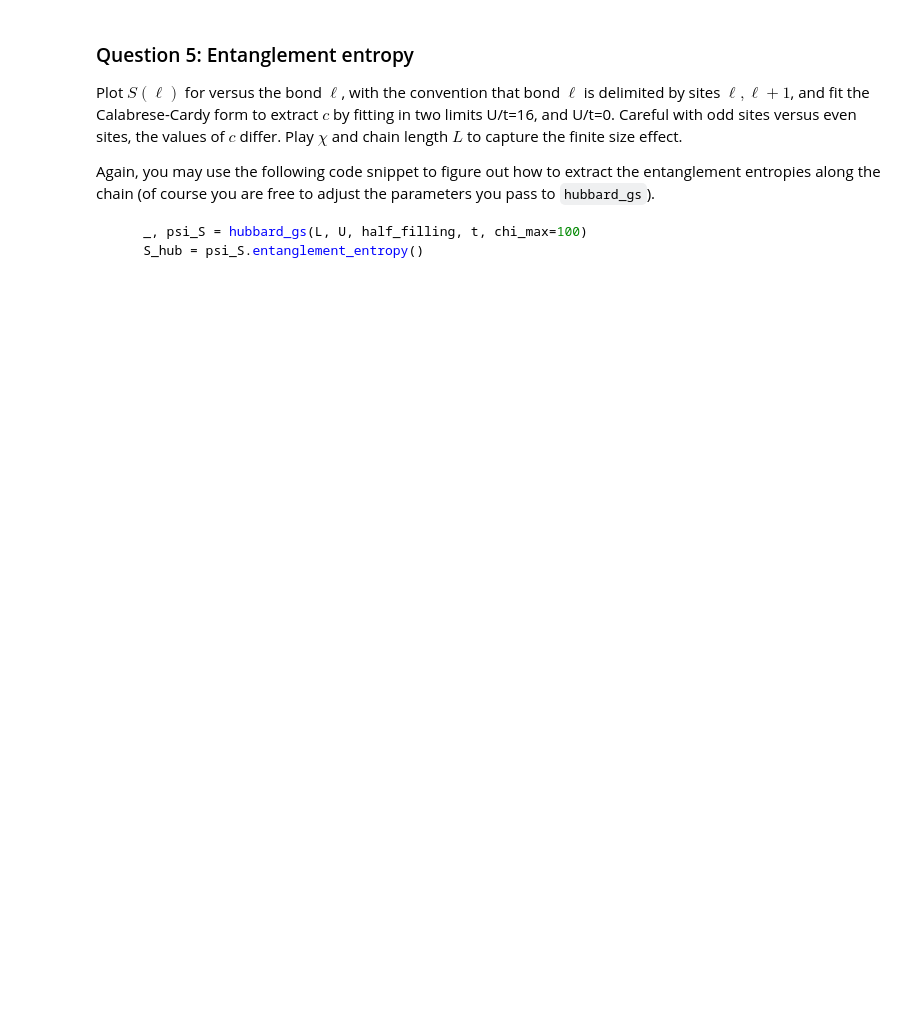
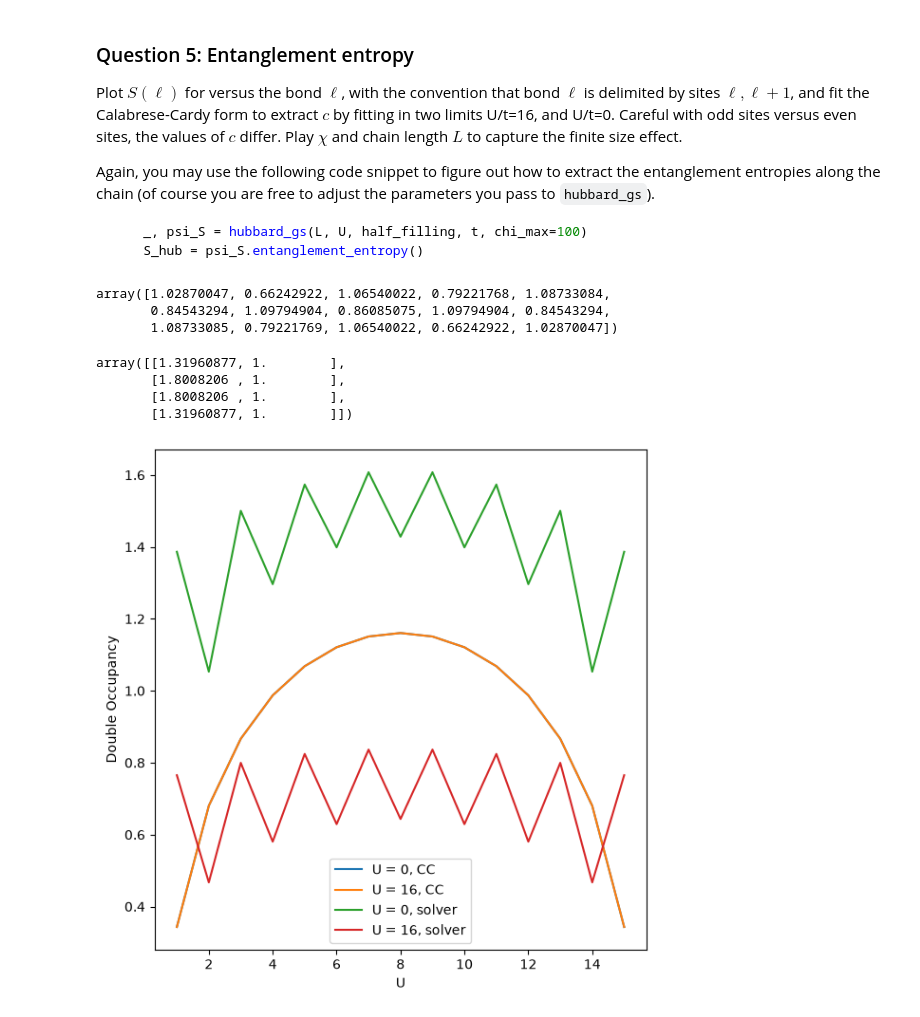
Before and after one commit to Momijiichigo/M2-numerical-method-workspace, a Jupyter notebook: tp2.ipynb, the cells around one changed output. Drawn from its saved outputs; the diff is of its cells as text; code cells hidden in the pictures; blank space fills up the shorter version.

````diff
--- a/tp2.ipynb
+++ b/tp2.ipynb
@@ -732,5 +832,66 @@ Again, you may use the following code snippet to figure out how to extract the e
     _, psi_S = hubbard_gs(L, U, half_filling, t, chi_max=100)
     S_hub = psi_S.entanglement_entropy()
 ```
+# %%
+_, psi_S = hubbard_gs(16, 5, half_filling, t, chi_max=100)
+psi_S.entanglement_entropy()
+# %% [output]
+array([1.02870047, 0.66242922, 1.06540022, 0.79221768, 1.08733084,
+       0.84543294, 1.09794904, 0.86085075, 1.09794904, 0.84543294,
+       1.08733085, 0.79221769, 1.06540022, 0.66242922, 1.02870047])
+# %%
+L = 10
+
+bonds = np.arange(1, L)
+
+# Calabrese-Cardy, open chain:  S(l) = (c/6) ln[(2L/pi) sin(pi l/L)] + s1.
+# Fit the even-l branch only: an odd block leaves an unpaired spin and sits on its own branch.
+x = (2 * L / np.pi) * np.sin(np.pi * bonds / L)            # conformal chord length
+even = bonds % 2 == 0
+A = np.vstack([np.log(x[even]), np.ones(even.sum())]).T
+
+A
+# %% [output]
+array([[1.31960877, 1.        ],
+       [1.8008206 , 1.        ],
+       [1.8008206 , 1.        ],
+       [1.31960877, 1.        ]])
 # %%
 # your implementation here
+L = 16
+Ss_solver = []
+
+for U in (0, 16):
+    _, psi_S = hubbard_gs(L, U, half_filling, t, chi_max=100)
+    S_vN = psi_S.entanglement_entropy()
+    Ss_solver.append( S_vN )
+# %%
+Ss_CC = []
+
+for U in (0, 16):
+    bonds = np.arange(1, L)
+    x = (2 * L / np.pi) * np.sin(np.pi * bonds / L)            # conformal chord length
+    even = bonds % 2 == 0
+    A = np.vstack([np.log(x[even]), np.ones(even.sum())]).T
+    (slope, s1), *_ = np.linalg.lstsq(A, S_vN[even], rcond=None)
+    c = 6 * slope
+    s1 = 0
+
+    Ss_CC.append( (c / 6) * np.log(x) + s1 )
+# %%
+fig, ax1 = plt.subplots(1, 1, figsize=(6.0, 6.0) )
+
+
+ax1.plot(np.arange(1, L), Ss_CC[0], label = "U = 0, CC")
+ax1.plot(np.arange(1, L), Ss_CC[1], label = "U = 16, CC")
+ax1.plot(np.arange(1, L), Ss_solver[0], label = "U = 0, solver")
+ax1.plot(np.arange(1, L), Ss_solver[1], label = "U = 16, solver")
+
+
+ax1.legend()
+# ax1.set_yscale('E')
+ax1.set_xlabel("U")
+ax1.set_ylabel("Double Occupancy")
+fig.tight_layout()
+# %% [output]
+[figure, added]
````
Also changed, not shown: parts of 4 cells of this notebook.
